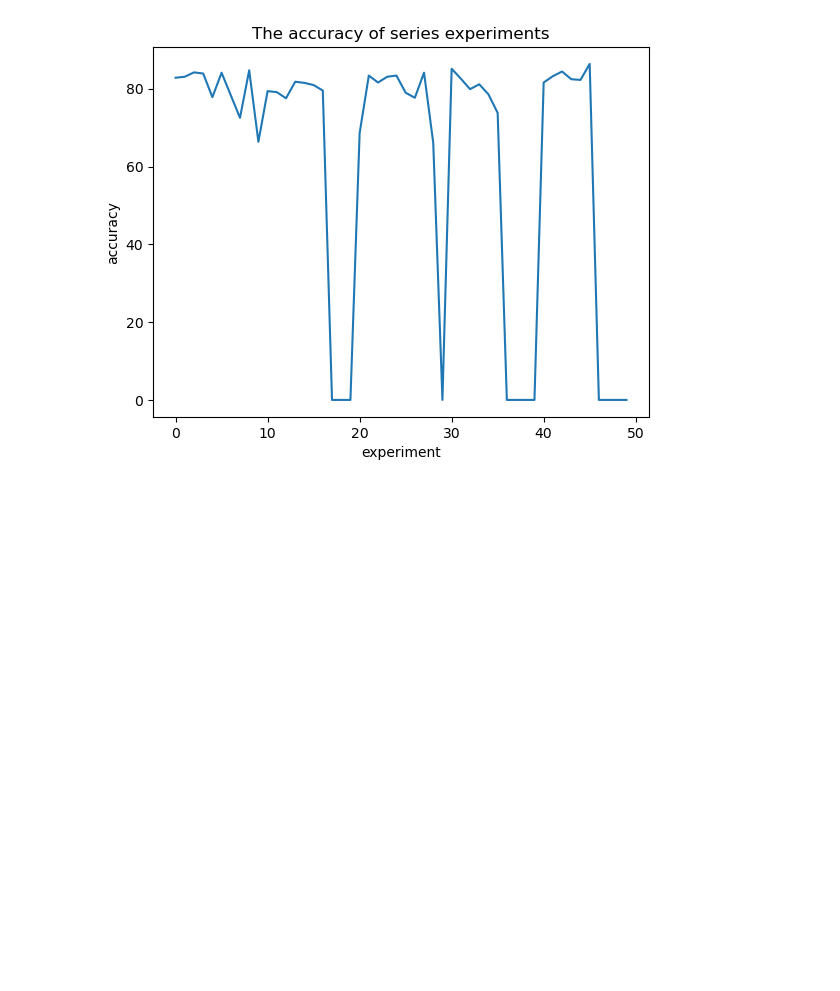
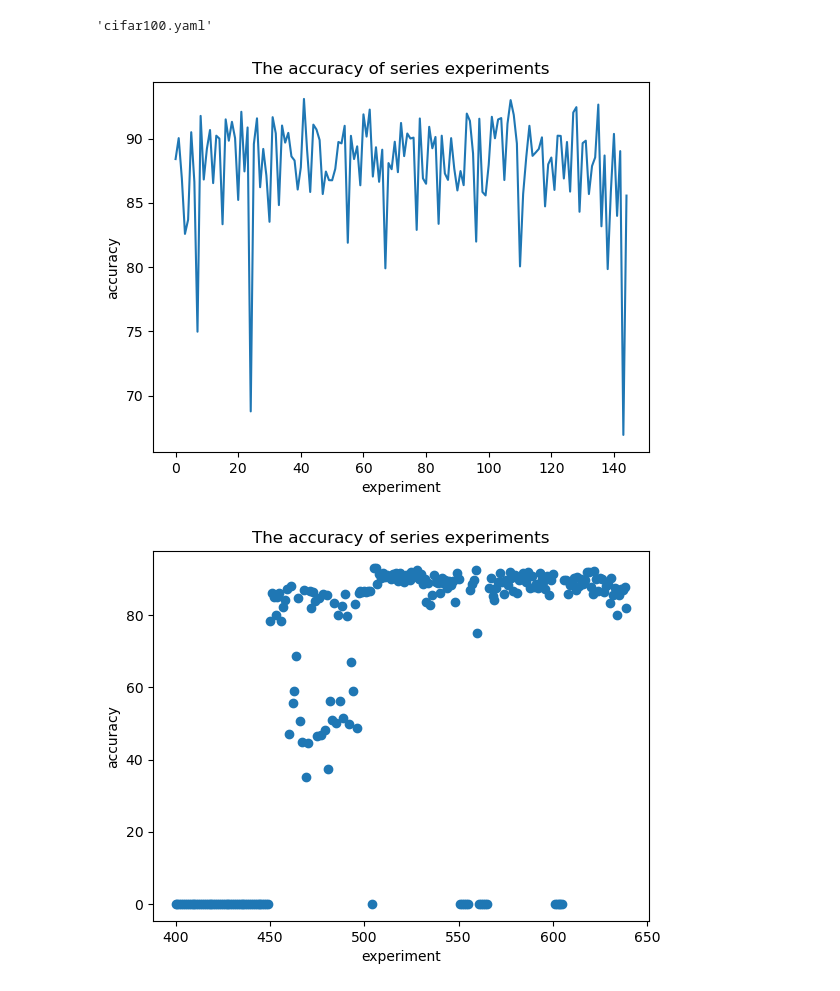
Before and after one commit to qhy991/AICAS, a Jupyter notebook: analysis/model_analysis.ipynb, the cells around one changed output. Drawn from its saved outputs; the diff is of its cells as text; code cells hidden in the pictures; blank space fills up the shorter version.

Commit message:
[update] add benchmark result in 100 epoch and good models result in readme

```diff
--- a/analysis/model_analysis.ipynb
+++ b/analysis/model_analysis.ipynb
@@ -4,22 +4,68 @@ import os
 model_list = os.listdir("../log/")
 # %%
 model_list.sort()
+# %%
+dataset = "487-stage-1_3_4_3_1-ratio-1.0_1.0_0.25_0.125_0.25-op-vgg_repvgg_vgg_vgg_vgg-max-False_False_False_False_False-cifar100.yaml".split("-")[-1]
+dataset
+# %% [output]
+'cifar100.yaml'
 # %%
 import numpy as np
 import matplotlib.pyplot as plt
 import tqdm
-acc = np.zeros(200)
+import torch
+import os
+acc = np.zeros(640)
+acc_cifar10 = []
+acc_cifar100 = []
+num_cifar10 = 0
+num_cifar100 = 0
+
 model_list = os.listdir("../config/")
 for model_path in tqdm.tqdm(model_list):
+    # print(model_path)
     path = os.path.join("/home/qhy/Reserach/AICAS/log",model_path.replace(".yaml",""),"best_ckpt.pth")
-    if model_path not in ["repvgg.yaml","vgg.yaml","vgg16-stage-2_2_3_3_3-ratio-1.0_1.0_1.0_1.0_1.0-op-vgg_vgg_vgg_vgg_vgg-max-False_True_True_True_True.yaml","stage-1_3_4_1-ratio-1.0_0.375_0.75_0.125-op-vgg_vgg_repvgg_vgg-max-True_False_True_False.yaml","repvgg-A0-stage-2_2_3_3_3-ratio-1.0_1.0_1.0_1.0_1.0-op-repvgg_repvgg_repvgg_repvgg_repvgg-max-False_False_False_False_False.yaml"]:
+    if model_path not in ["repvgg.yaml","vgg.yaml","vgg16-stage-2_2_3_3_3-ratio-1.0_1.0_1.0_1.0_1.0-op-vgg_vgg_vgg_vgg_vgg-max-False_True_True_True_True.yaml",
+                          "stage-1_3_4_1-ratio-1.0_0.375_0.75_0.125-op-vgg_vgg_repvgg_vgg-max-True_False_True_False.yaml",
+                          "repvgg-A0-stage-2_2_3_3_3-ratio-1.0_1.0_1.0_1.0_1.0-op-repvgg_repvgg_repvgg_repvgg_repvgg-max-False_False_False_False_False.yaml",
+                          "benchmark-vgg11-stage-1_1_2_2_2-ratio-1.0_1.0_1.0_1.0_1.0-op-vgg_vgg_vgg_vgg_vgg-max-False_True_True_True_True-cifar10.yaml",
+                          "benchmark-vgg13-stage-2_2_2_2_2-ratio-1.0_1.0_1.0_1.0_1.0-op-vgg_vgg_vgg_vgg_vgg-max-False_True_True_True_True-cifar10.yaml",
+                          "benchmark-vgg16-stage-2_2_3_3_3-ratio-1.0_1.0_1.0_1.0_1.0-op-vgg_vgg_vgg_vgg_vgg-max-False_True_True_True_True-cifar10.yaml",
+                          "benchmark-vgg19-stage-2_2_4_4_4-ratio-1.0_1.0_1.0_1.0_1.0-op-vgg_vgg_vgg_vgg_vgg-max-False_True_True_True_True-cifar10.yaml"]:
         num = int(model_path.split("-")[0])
-        if os.path.exists(path) and num >= 150:
+        dataset = "cifar10"
+
+        if os.path.exists(path) and num >= 450:
+            # print(num)
+            dataset = model_path.split("-")[-1].replace('.yaml','')
+            if dataset == "cifar10":
+                acc_cifar10.append(torch.load(path)['max_accuracy'])
+                num_cifar10 += 1
+            else :
+                acc_cifar100.append(torch.load(path)['max_accuracy'])
+                num_cifar100 += 1
             acc[num] = torch.load(path)['max_accuracy']
-plt.plot(range(50),acc[150:])
+# plt.plot(range(352,400),acc[352:400])
+plt.plot(range(num_cifar10),acc_cifar10)
 plt.xlabel("experiment")
 plt.ylabel("accuracy")
 plt.title("The accuracy of series experiments")
+# plt.savefig("./pic/50-150.png")
 plt.show()
+
+# plt.plot(range(num_cifar100),acc_cifar100)
+# plt.xlabel("experiment")
+# plt.ylabel("accuracy")
+# plt.title("The accuracy of series experiments")
+# # plt.savefig("./pic/50-150.png")
+# plt.show()
+
+plt.scatter(range(400,640),acc[400:640])
+plt.xlabel("experiment")
+plt.ylabel("accuracy")
+plt.title("The accuracy of series experiments")
+# plt.savefig("./pic/50-150.png")
+plt.show()
 # %% [output]
-[figure, old version]
+[figure, new version]
+[figure, added]
```
Also changed, not shown: parts of 6 cells of this notebook, 14 other files.
